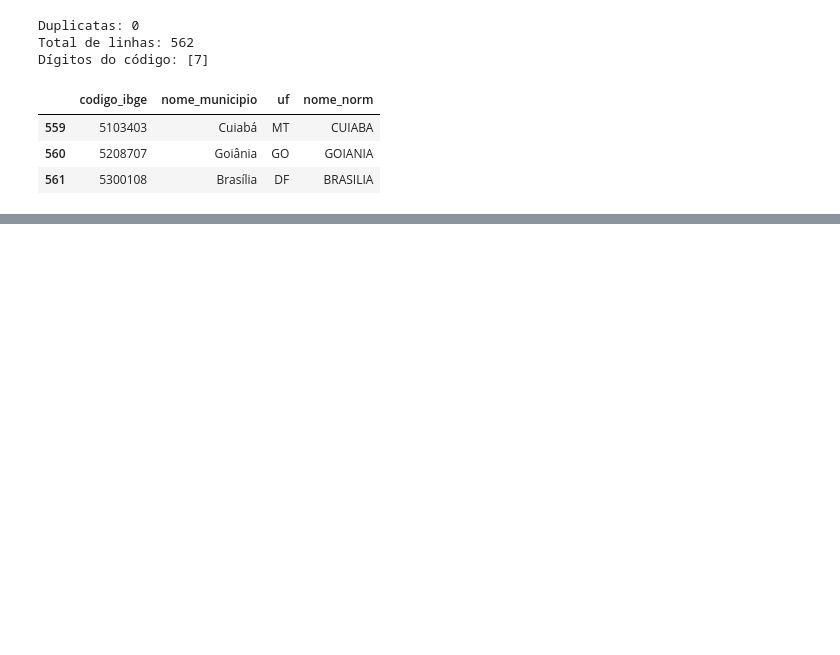
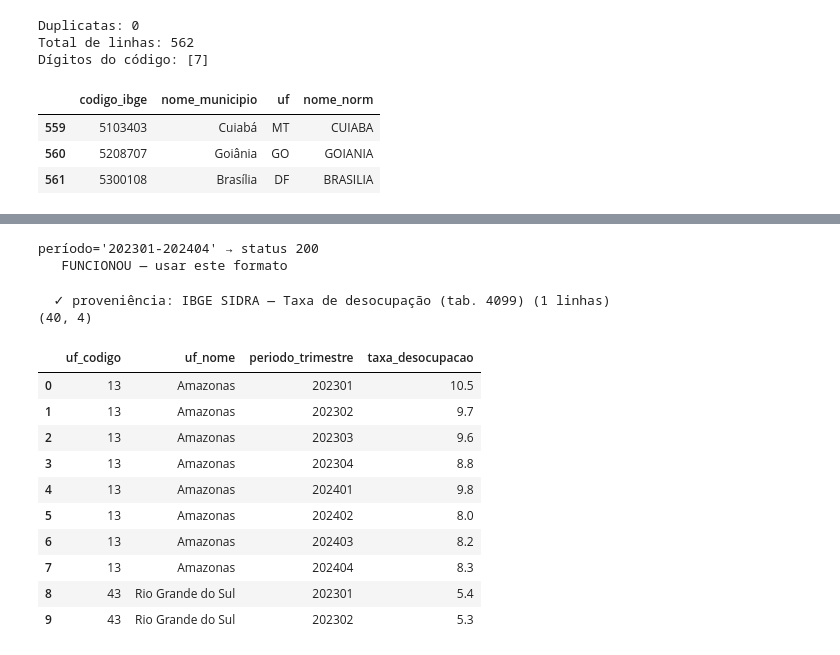
Before and after one commit to victorbaraunaAcad/crise-saude-ufam, a Jupyter notebook: coleta.ipynb, the cells around one changed output, grey strips where cells are left out. Drawn from its saved outputs; the diff is of its cells as text; code cells hidden in the pictures; blank space fills up the shorter version.

```diff
--- a/coleta.ipynb
+++ b/coleta.ipynb
@@ -146,0 +170,68 @@ fatal: unable to access 'https://github.com/victorbaraunaAcad/crise-saude-ufam.g
+# %%
+UFS_PROJETO = {"AM": 13, "RS": 43, "MT": 51, "GO": 52, "DF": 53}
+ufs_ids = ",".join(str(c) for c in UFS_PROJETO.values())
+
+# candidatos de formato de período — testamos até um funcionar
+candidatos_periodo = [
+    "202301-202404",   # AAAATT (ano+trimestre) intervalo
+    "202301|202302|202303|202304|202401|202402|202403|202404",  # lista explícita
+    "all",             # todos os períodos disponíveis
+]
+
+url_base = f"https://servicodados.ibge.gov.br/api/v3/agregados/4099/periodos/{{}}/variaveis/4099?localidades=N3[{ufs_ids}]"
+
+for periodo in candidatos_periodo:
+    url = url_base.format(periodo)
+    r = requests.get(url, timeout=30)
+    print(f"período='{periodo}' → status {r.status_code}")
+    if r.status_code == 200:
+        print("   FUNCIONOU — usar este formato")
+        break
+    else:
+        print("   ", r.text[:200])
+# %% [output]
+período='202301-202404' → status 200
+   FUNCIONOU — usar este formato
+# %%
+PERIODO_OK = "202301-202404"  # <- trocar pelo que funcionou na Célula 6
+
+url_desemprego = url_base.format(PERIODO_OK)
+r = requests.get(url_desemprego, timeout=30)
+r.raise_for_status()
+bruto = r.json()
+
+arq = BRUTOS / "ibge_desemprego_ufs.json"
+arq.write_text(json.dumps(bruto, ensure_ascii=False, indent=2), encoding="utf-8")
+registrar("IBGE SIDRA — Taxa de desocupação (tab. 4099)", r.url,
+          "API REST (GET, JSON)", {"agregado": 4099, "periodo": PERIODO_OK},
+          len(bruto), arq)
+
+linhas = []
+for item in bruto:
+    for res in item["resultados"]:
+        for serie in res["series"]:
+            for periodo, valor in serie["serie"].items():
+                linhas.append({
+                    "uf_codigo": int(serie["localidade"]["id"]),
+                    "uf_nome": serie["localidade"]["nome"],
+                    "periodo_trimestre": periodo,
+                    "taxa_desocupacao": pd.to_numeric(valor, errors="coerce"),
+                })
+
+desemprego_uf = pd.DataFrame(linhas)
+print(desemprego_uf.shape)
+desemprego_uf.head(10)
+# %% [output]
+  ✓ proveniência: IBGE SIDRA — Taxa de desocupação (tab. 4099) (1 linhas)
+(40, 4)
+|  | uf_codigo | uf_nome | periodo_trimestre | taxa_desocupacao |
+| 0 | 13 | Amazonas | 202301 | 10.5 |
+| 1 | 13 | Amazonas | 202302 | 9.7 |
+| 2 | 13 | Amazonas | 202303 | 9.6 |
+| 3 | 13 | Amazonas | 202304 | 8.8 |
+| 4 | 13 | Amazonas | 202401 | 9.8 |
+| 5 | 13 | Amazonas | 202402 | 8.0 |
+| 6 | 13 | Amazonas | 202403 | 8.2 |
+| 7 | 13 | Amazonas | 202404 | 8.3 |
+| 8 | 43 | Rio Grande do Sul | 202301 | 5.4 |
+| 9 | 43 | Rio Grande do Sul | 202302 | 5.3 |
```
Also changed, not shown: parts of 14 cells of this notebook.
